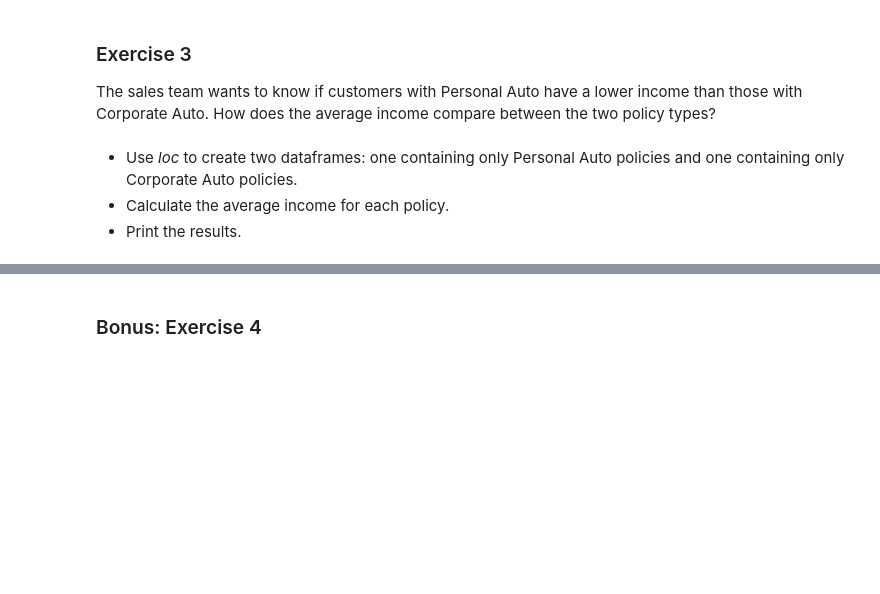
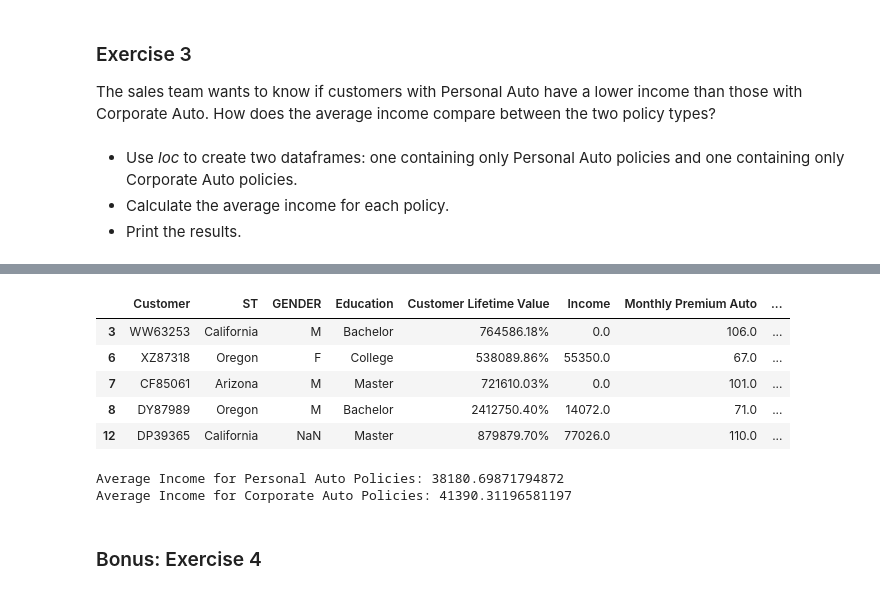
Before and after one commit to matthewbatchelor88/matthewironhacklabs, a Jupyter notebook: Week 2/2.1 lab-dw-pandas.ipynb, the cells around one changed output, grey strips where cells are left out. Cells and saved outputs as stored; diff of their text form; code cells hidden in the pictures; blank space fills up the shorter version.

```diff
--- a/Week 2/2.1 lab-dw-pandas.ipynb
+++ b/Week 2/2.1 lab-dw-pandas.ipynb
@@ -295,3 +339,33 @@ Average Income for Corporate Auto Policies: 41390.31196581197
+# %%
+corporate_auto_df.head()
+# %% [output]
+|  | Customer | ST | GENDER | Education | Customer Lifetime Value | Income | Monthly Premium Auto | ... |
+| 3 | WW63253 | California | M | Bachelor | 764586.18% | 0.0 | 106.0 | ... |
+| 6 | XZ87318 | Oregon | F | College | 538089.86% | 55350.0 | 67.0 | ... |
+| 7 | CF85061 | Arizona | M | Master | 721610.03% | 0.0 | 101.0 | ... |
+| 8 | DY87989 | Oregon | M | Bachelor | 2412750.40% | 14072.0 | 71.0 | ... |
+| 12 | DP39365 | California | NaN | Master | 879879.70% | 77026.0 | 110.0 | ... |
+# %%
+# Calculate mean income for each policy type
+
+# Filter data for 'Personal Auto' policies
+personal_auto_df = customer_data.loc[customer_data['Policy Type'] == 'Personal Auto']
+
+# Filter data for 'Corporate Auto' policies
+corporate_auto_df = customer_data.loc[customer_data['Policy Type'] == 'Corporate Auto']
+
+# Calculate average income for 'Personal Auto'
+average_income_personal_auto = personal_auto_df['Income'].mean()
+
+# Calculate average income for 'Corporate Auto'
+average_income_corporate_auto = corporate_auto_df['Income'].mean()
+
+# Print the results
+print("Average Income for Personal Auto Policies:", average_income_personal_auto)
+print("Average Income for Corporate Auto Policies:", average_income_corporate_auto)
+# %% [output]
+Average Income for Personal Auto Policies: 38180.69871794872
+Average Income for Corporate Auto Policies: 41390.31196581197
 # %% [markdown]
 ### Bonus: Exercise 4
 # %% [markdown]
```
Also changed, not shown: parts of 7 cells of this notebook, 2 other files.
